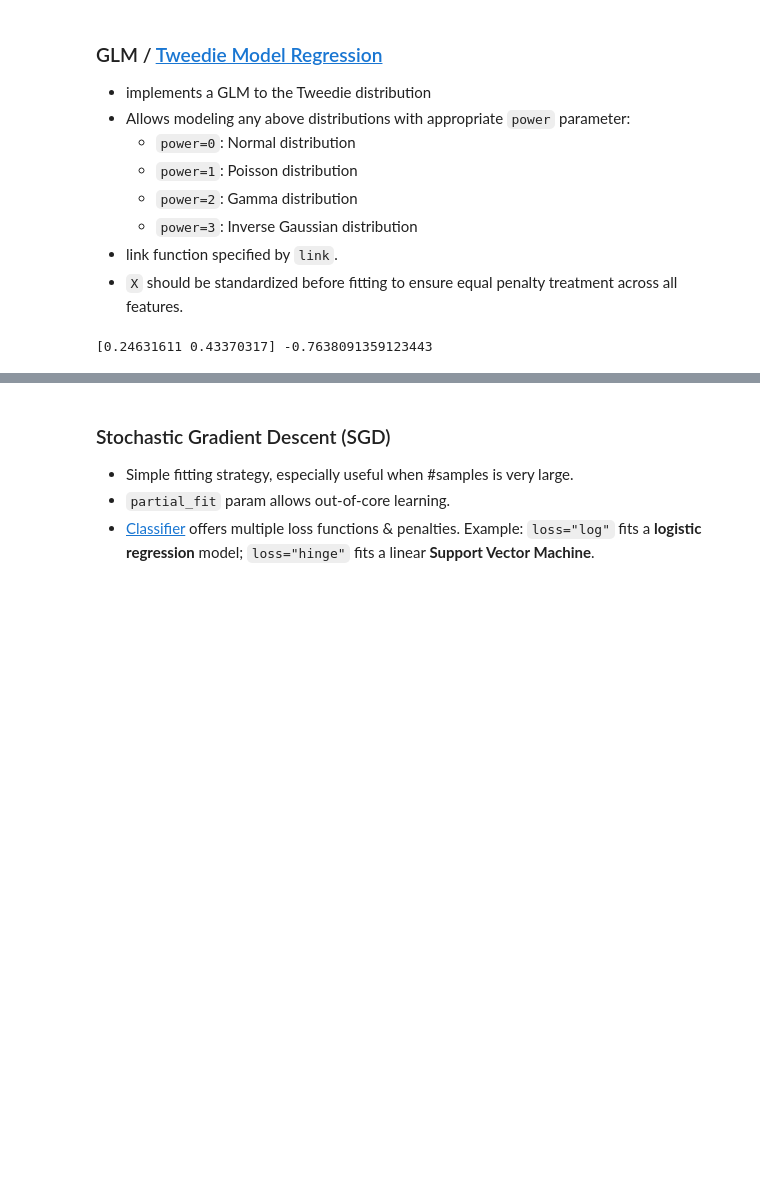
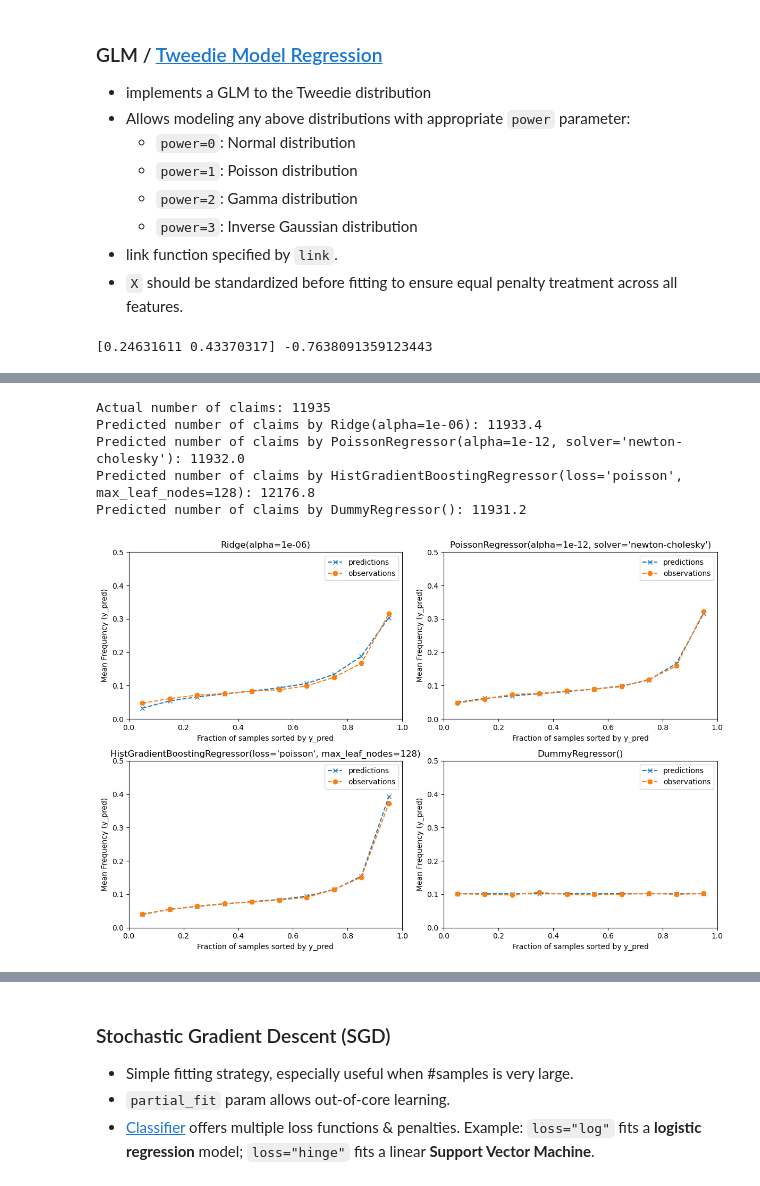
Before and after one commit to bjpcjp/scikit-learn, a Jupyter notebook: 01_linear_models.ipynb, the cells around one changed output, grey strips where cells are left out. Saved outputs shown, nothing was run; the diff lists cells and outputs as text; code cells hidden in the pictures; blank space fills up the shorter version.

```diff
--- a/01_linear_models.ipynb
+++ b/01_linear_models.ipynb
@@ -1040,0 +1293,66 @@ from sklearn.datasets import fetch_openml
+# %%
+"""
+Compare predictions and observations for bins ordered by y_pred.
+Order the samples by y_pred & split into bins.
+Compare the observed mean vs predicted mean for each bin.
+
+Parameters:
+y_true: ground truth (correct) target values.
+y_pred: estimated target values.
+sample_weight : sample weights.
+n_bins: number of bins to use.
+
+Returns:
+bin_centers: (ndarray) bin centers
+y_true_bin: (ndarray) average y_pred for each bin
+y_pred_bin: (ndarray) average y_pred for each bin
+"""
+
+from sklearn.utils import gen_even_slices
+
+def _mean_frequency_by_risk_group(y_true, y_pred, sample_weight=None, n_bins=100):
+    idx_sort = np.argsort(y_pred)
+    bin_centers = np.arange(0, 1, 1 / n_bins) + 0.5 / n_bins
+    y_pred_bin = np.zeros(n_bins)
+    y_true_bin = np.zeros(n_bins)
+
+    for n, sl in enumerate(gen_even_slices(len(y_true), n_bins)):
+        weights = sample_weight[idx_sort][sl]
+        y_pred_bin[n] = np.average(y_pred[idx_sort][sl], weights=weights)
+        y_true_bin[n] = np.average(y_true[idx_sort][sl], weights=weights)
+    return bin_centers, y_true_bin, y_pred_bin
+
+print(f"Actual number of claims: {df_test['ClaimNb'].sum()}")
+fig, ax = plt.subplots(nrows=2, ncols=2, figsize=(12, 8))
+plt.subplots_adjust(wspace=0.3)
+
+for axi, model in zip(ax.ravel(), [ridge_glm, poisson_glm, poisson_gbrt, dummy]):
+    y_pred = model.predict(df_test)
+    y_true = df_test["Frequency"].values
+    exposure = df_test["Exposure"].values
+    q, y_true_seg, y_pred_seg = _mean_frequency_by_risk_group(
+        y_true, y_pred, sample_weight=exposure, n_bins=10
+    )
+
+    # Name of the model after the estimator used in the last step of the
+    # pipeline.
+    print(f"Predicted number of claims by {model[-1]}: {np.sum(y_pred * exposure):.1f}")
+
+    axi.plot(q, y_pred_seg, marker="x", linestyle="--", label="predictions")
+    axi.plot(q, y_true_seg, marker="o", linestyle="--", label="observations")
+    axi.set_xlim(0, 1.0)
+    axi.set_ylim(0, 0.5)
+    axi.set(
+        title=model[-1],
+        xlabel="Fraction of samples sorted by y_pred",
+        ylabel="Mean Frequency (y_pred)",
+    )
+    axi.legend()
+plt.tight_layout()
+# %% [output]
+Actual number of claims: 11935
+Predicted number of claims by Ridge(alpha=1e-06): 11933.4
+Predicted number of claims by PoissonRegressor(alpha=1e-12, solver='newton-cholesky'): 11932.0
+Predicted number of claims by HistGradientBoostingRegressor(loss='poisson', max_leaf_nodes=128): 12176.8
+Predicted number of claims by DummyRegressor(): 11931.2
+[figure, added]
```
Also changed, not shown: parts of 29 cells of this notebook, 1 other file.
